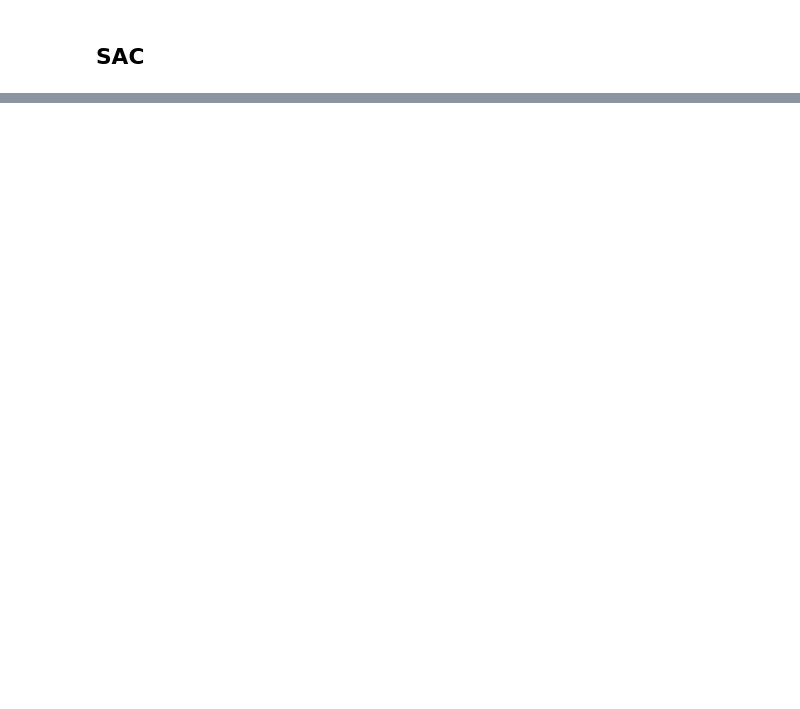
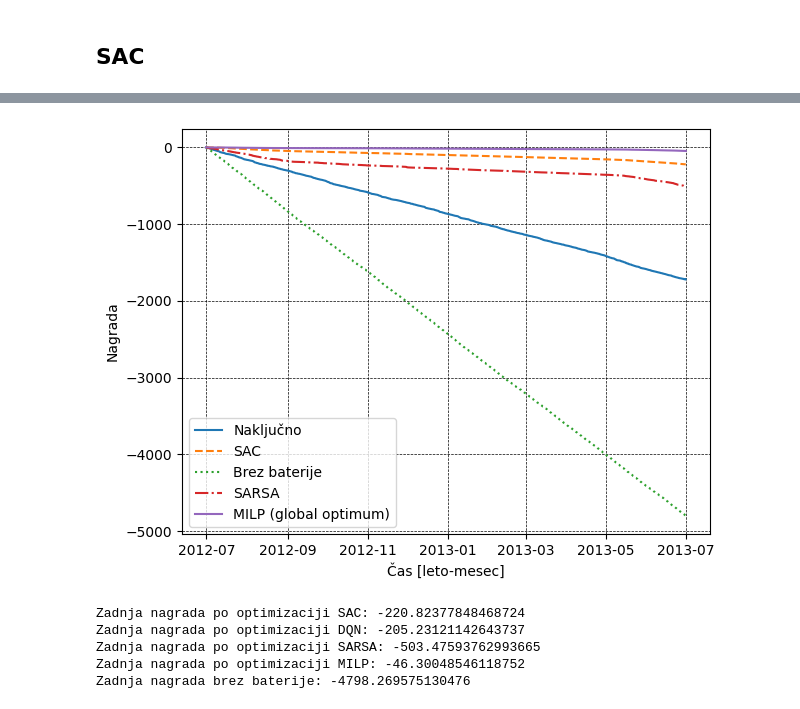
Before and after one commit to laandra/Household-RL, a Jupyter notebook: smart_home_nanogrid_DQN.ipynb, the cells around one changed output, grey strips where cells are left out. Cells and saved outputs as stored; diff of their text form; code cells hidden in the pictures; blank space fills up the shorter version.

```diff
--- a/smart_home_nanogrid_DQN.ipynb
+++ b/smart_home_nanogrid_DQN.ipynb
@@ -1671,0 +1845,21 @@ TypeError: HouseholdEnvironment.__init__() got an unexpected keyword argument 'f
+# %%
+save_pdf = False
+save_png = False
+print(f'BatUcinkovitost: {BatUcinkovitost}')
+print(f'BatKapaciteta: {BatKapaciteta}')
+print(f'faktorN1: {faktorN1}')
+print(f'faktorN2: {faktorN2}')
+print(f'faktorN3: {faktorN3}')
+print(f'Nagrada po optimizaciji {nagradaDQN[-1]}')
+print(f'Cena po optimizaciji DQN {placiloDQN[-1]}')
+print(f'gamma: {gamma} ')
+print(f'lr: {lr} ')
+print(f'epsilon_start: {epsilon_start} ')
+print(f'epsilon_end: {epsilon_end} ')
+print(f'epsilon_decay: {epsilon_decay} ')
+print(f'batch_size: {batch_size} ')
+print(f'fc1_dims: {fc1_dims} ')
+print(f'fc2_dims: {fc2_dims} ')
+print(f'fc3_dims: {fc3_dims} ')
+print(f'replace_target: {replace_target} ')
+print(f'weight_decay: {weight_decay} ')
@@ -1671,0 +1928,26 @@ TypeError: HouseholdEnvironment.__init__() got an unexpected keyword argument 'f
+# %%
+### CELL 65: Primerjava skupne nagrade po različnih metodah
+
+#plt.plot(range(len(agent_test.NagradaSkupno)),  nakljucni_agent.NagradaSkupno, 'r')
+#plt.plot(range(len(agent_test.NagradaSkupno)), agent_test.NagradaSkupno, 'b')
+# nakljucni_agent_NagradaSkupno = np.array(nakljucni_agent.NagradaSkupno)/1
+alternating_agent_NagradaSkupno = np.array(alternating_agent.NagradaSkupno)/1
+Y = [nakljucni_nagradaDQN, nagradaSAC, agent_brez_baterije.NagradaSkupno, agent_test.NagradaSkupno, df_milp["Cum_RL_Reward"].to_numpy()]
+X = nakljucni_agent.Date
+X_label = 'Čas [leto-mesec]'
+Y_label = 'Nagrada'
+Legenda = ['Naključno', 'SAC', 'Brez baterije', 'SARSA', 'MILP (global optimum)']
+Naslov = 'Primerjava nagrad SARSA in SAC'
+plotMultiY(X, Y, X_label, [Y_label],Legenda ,Naslov, save_pdf = save_pdf, save = save_png)
+print(f'Zadnja nagrada po optimizaciji SAC: {nagradaSAC[-1]}')
+print(f'Zadnja nagrada po optimizaciji DQN: {nagradaDQN[-1]}')
+print(f'Zadnja nagrada po optimizaciji SARSA: {agent_test.NagradaSkupno[-1]}')
+print(f'Zadnja nagrada po optimizaciji MILP: {df_milp["Cum_RL_Reward"].iloc[-1]}')
+print(f'Zadnja nagrada brez baterije: {agent_brez_baterije.NagradaSkupno[-1]}')
+# %% [output]
+[figure, added]
+Zadnja nagrada po optimizaciji SAC: -220.82377848468724
+Zadnja nagrada po optimizaciji DQN: -205.23121142643737
+Zadnja nagrada po optimizaciji SARSA: -503.47593762993665
+Zadnja nagrada po optimizaciji MILP: -46.30048546118752
+Zadnja nagrada brez baterije: -4798.269575130476
```
Also changed, not shown: parts of 27 cells of this notebook, 2 other files.
